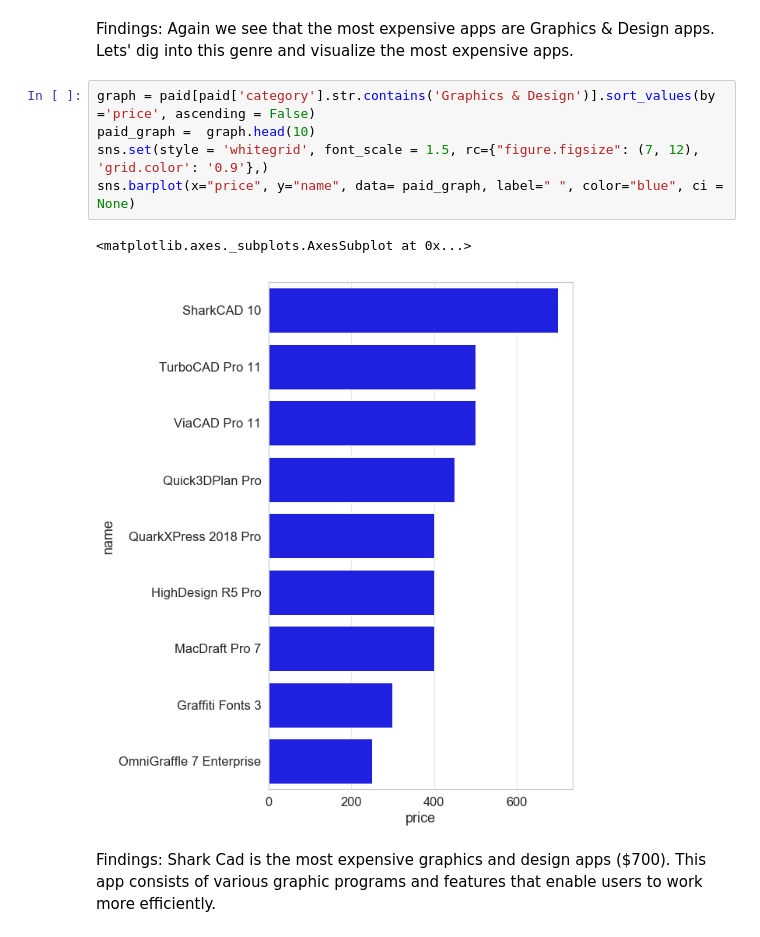
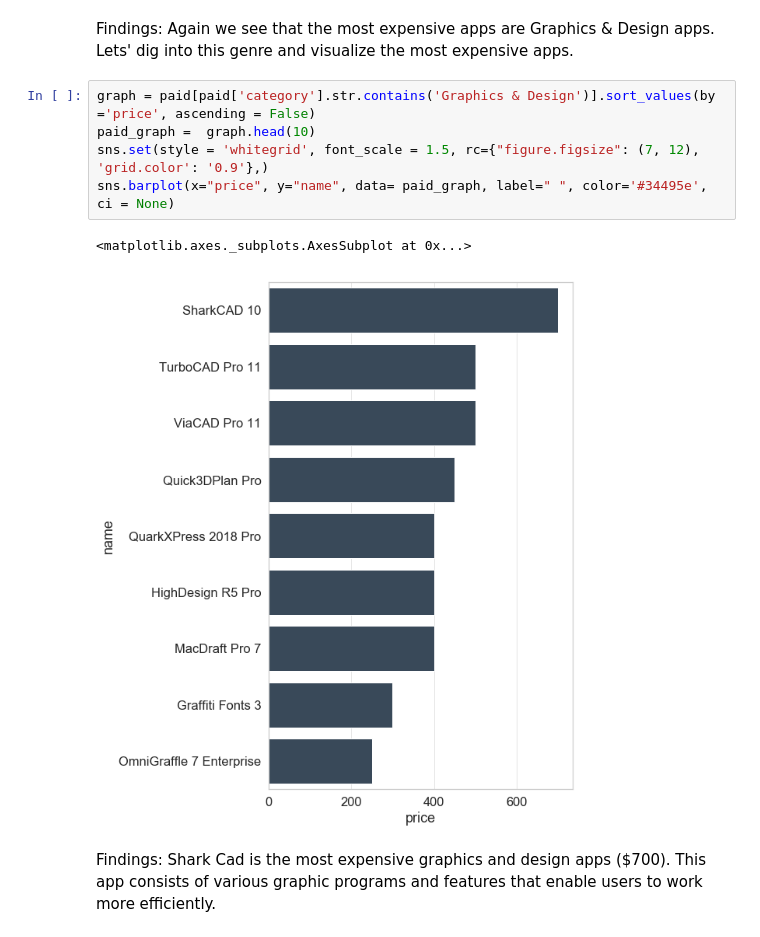
Before and after one commit to drucilal/Scraping_AppleMac_Store, a Jupyter notebook: Mac_EDA.ipynb, the cells around one changed output. Cells and saved outputs as stored; diff of their text form.

```diff
--- a/Mac_EDA.ipynb
+++ b/Mac_EDA.ipynb
@@ -234,11 +237,11 @@ Lets' dig into this genre and visualize the most expensive apps.
 # %%
 graph = paid[paid['category'].str.contains('Graphics & Design')].sort_values(by ='price', ascending = False)
 paid_graph =  graph.head(10)
 sns.set(style = 'whitegrid', font_scale = 1.5, rc={"figure.figsize": (7, 12), 'grid.color': '0.9'},)
-sns.barplot(x="price", y="name", data= paid_graph, label=" ", color="blue", ci = None)
+sns.barplot(x="price", y="name", data= paid_graph, label=" ", color='#34495e', ci = None)
 # %% [output]
 <matplotlib.axes._subplots.AxesSubplot at 0x...>
-[figure, old version]
+[figure, new version]
 # %% [markdown]
 Findings: Shark Cad is the most expensive graphics and design apps ($700). This app consists of various graphic programs and features that enable users to work more efficiently.
 # %% [markdown]
```
Also changed, not shown: parts of 31 cells of this notebook.
